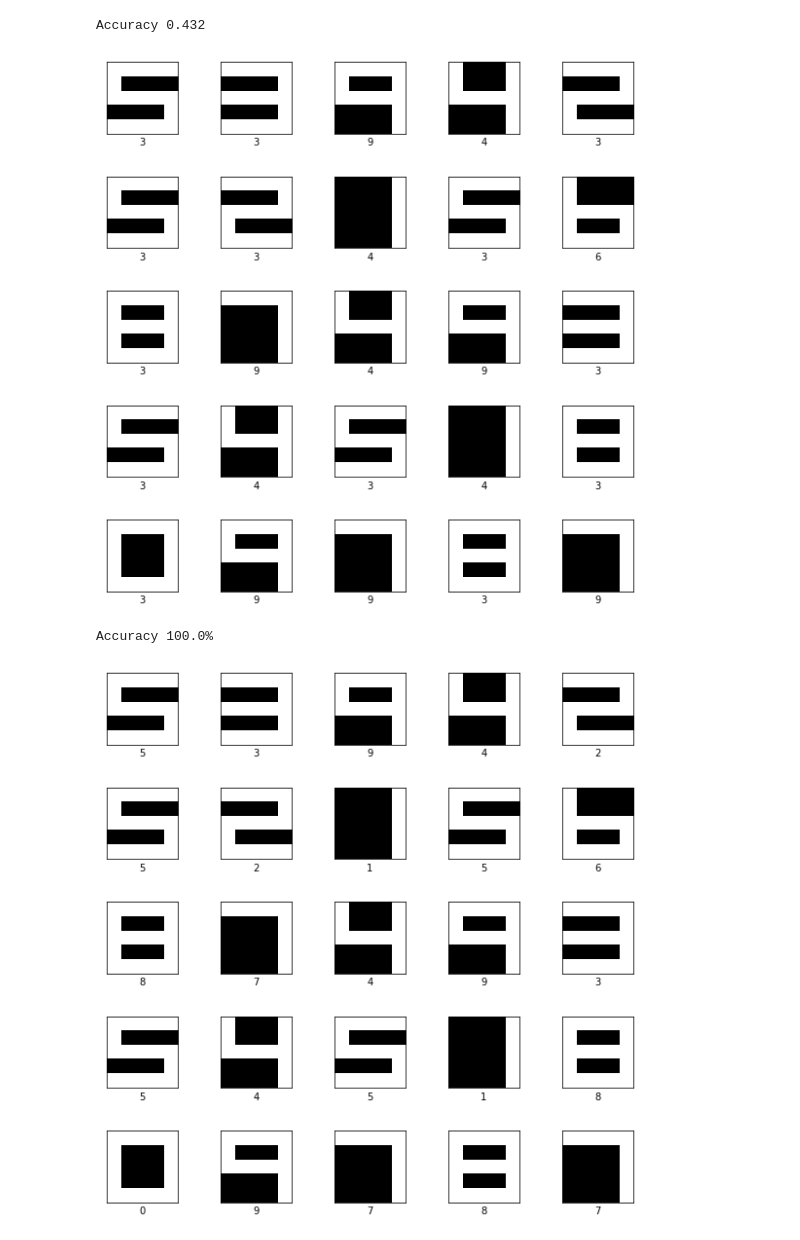
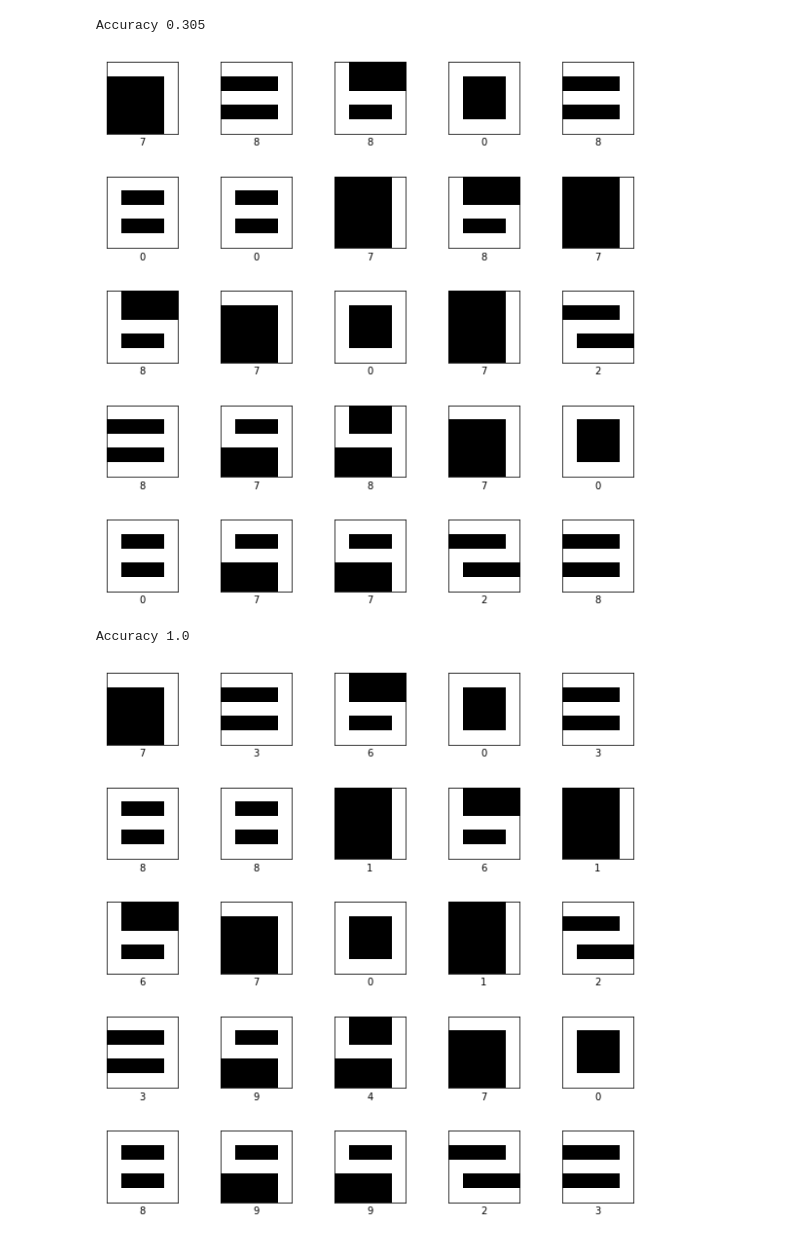
Before and after one commit to sentimos/lcd, a Jupyter notebook: linreg.ipynb, the cells around one changed output. Saved outputs shown, nothing was run; the diff lists cells and outputs as text; code cells hidden in the pictures.

```diff
--- a/linreg.ipynb
+++ b/linreg.ipynb
@@ -166,7 +205,7 @@ img_size = 5
 shape_size = 5
 
 # The total number of training examples.
-example_count = 500
+example_count = 1000
 
 # The number of digits (one more than the maximum digit).
 kind_count = 10
@@ -174,7 +213,7 @@ kind_count = 10
 # The names or labels for each kind:
 kind_names = [str(x) for x in range(kind_count)]
 # %%
-img_data, true_kind = GenerateImages(example_count, shape_size, img_size, kind_count - 1)
+img_data, true_kind = GenerateImages(example_count, shape_size, img_size, RndDigitGen(kind_count))
 # %%
 # Show the initial data. We have no predicated kind, so we use
 # the true kind as both true and predicted kinds.
@@ -205,7 +225,7 @@ class BatchMaker(object):
 
 # The learning rate. Tells the optimizer how fast to follow the curve
 # of the plane.
-learning_rate = 0.3
+learning_rate = 0.03
 
 # The number of images we look at a single step.
 batch_size = 50
@@ -238,4 +235,14 @@ def ComputeAccuracy(session, pred_kind, true_kind):
 # %%
+# The placeholder for image bits. The first dimension is None to allow for any number
+# of images. Each linear image is converted back to img_size x img_size  matrix.
+x = tf.placeholder(tf.float32, shape=[None, img_size, img_size], name='x')
+# Reshape the 2D images to a flat vector.
+x_flat = tf.reshape(x, [-1, img_size * img_size], name="x_flat")
+
+# The placeholder for true classes. This is what is going to drive neural network
+# towards the correct solution.
+y_true = tf.placeholder(tf.float32, shape=[None, kind_count], name='y_true')
+
 # Simple model. Multiply each flattened image by (img_size * img_size) x kind_count
 # matrix. This produces a vector of size kind_count. Add bias to this vector and then
 # use softmax cross entropy to assign a unique class to each result.
@@ -243,14 +250,19 @@ W = tf.Variable(tf.zeros([img_size * img_size, kind_count]), name="W")
 b = tf.Variable(tf.zeros([kind_count]), name="b")
 
 # Here y is the result of multiplying image data by weight matrix plus bias vector.
-y = tf.matmul(x, W) + b
+y_pred = tf.matmul(x_flat, W) + b
 # The loss function tries to reduce mean between true labels and computed labels.
-loss_fn = tf.reduce_mean(
-    tf.nn.softmax_cross_entropy_with_logits(labels=y_true, logits=y))
+loss_op = tf.reduce_mean(
+    tf.nn.softmax_cross_entropy_with_logits(labels=y_true, logits=y_pred))
 
 # The training step uses simple gradient descent that tries to minimize loss_fn.
 # It takes
-train_step = tf.train.GradientDescentOptimizer(learning_rate).minimize(loss_fn)
+train_op = tf.train.GradientDescentOptimizer(learning_rate).minimize(loss_op)
+
+# Compute how many answers we got right.
+correct_prediction = tf.equal(tf.argmax(y_pred, 1), tf.argmax(y_true, 1))
+# Compute accuracy as the number of correct predictions / total number of predictions.
+accuracy_op = tf.reduce_mean(tf.cast(correct_prediction, tf.float32))
 # %%
 sess = tf.InteractiveSession()
 sess.run(tf.global_variables_initializer())
@@ -258,18 +270,18 @@ batch_maker = BatchMaker(img_data, true_kind, batch_size)
 # %%
 # Run the learning algorithm for 5 steps. Compute
 # accuracy and print some predictions.
 for _ in range(5):
-  batch = batch_maker.next()
-  train_step.run(feed_dict={x: batch[0], y_true: batch[1]})
+  img_batch, label_batch = batch_maker.next()
+  train_op.run(feed_dict={x: img_batch, y_true: label_batch})
 
 # Compute current predictions.
-pred_kind = sess.run(y, feed_dict={x: img_data})
+pred_kind = sess.run(y_pred, feed_dict={x: img_data})
 
-print "Accuracy", ComputeAccuracy(sess, pred_kind, true_kind)
+print "Accuracy", accuracy_op.eval(feed_dict={x: img_data, y_true: true_kind})
 ShowAsImages(img_data[10 : 35, :],  pred_kind[10: 35], kind_names, img_size)
 # %% [output]
-Accuracy 0.432
+Accuracy 0.305
-[figure, old version]
+[figure, new version]
 # %%
 # Run the algorithm for the remaining step_count - 5 steps we already did.
 for _ in range(step_count - 5):
@@ -280,14 +292,12 @@ pred_kind = y.eval(feed_dict={x: img_data})
 # Compute final weight and biases.
 W_final = sess.run(W)
 b_final = sess.run(b)
-# %%
-print "Accuracy %.1f%%" % (100 * ComputeAccuracy(sess, pred_kind, true_kind))
-# %% [output]
-Accuracy 100.0%
 # %%
+print "Accuracy", accuracy_op.eval(feed_dict={x: img_data, y_true: true_kind})
 ShowAsImages(img_data[10 : 35, :], pred_kind[10 : 35], kind_names, img_size)
 # %% [output]
+Accuracy 1.0
-[figure, old version]
+[figure, new version]
 # %%
 # Compute confusion matrix. If there are any errors, this shows us
 # What confuses the model. For example, initially 3 and 8 might be
```
Also changed, not shown: parts of 18 cells of this notebook.
